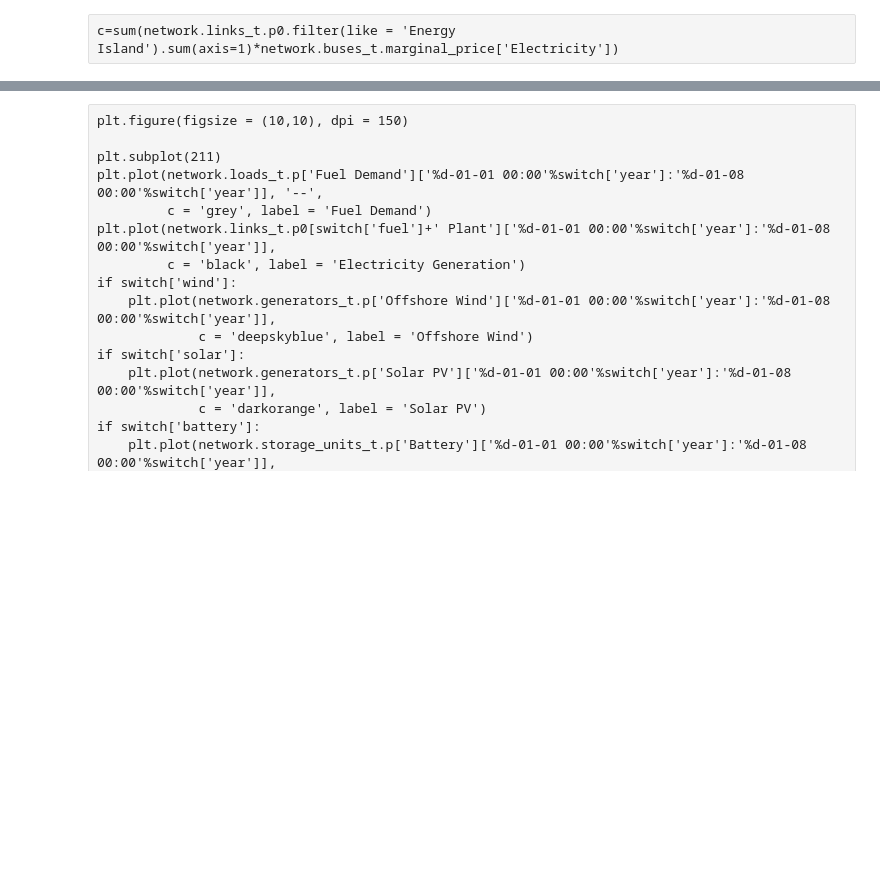
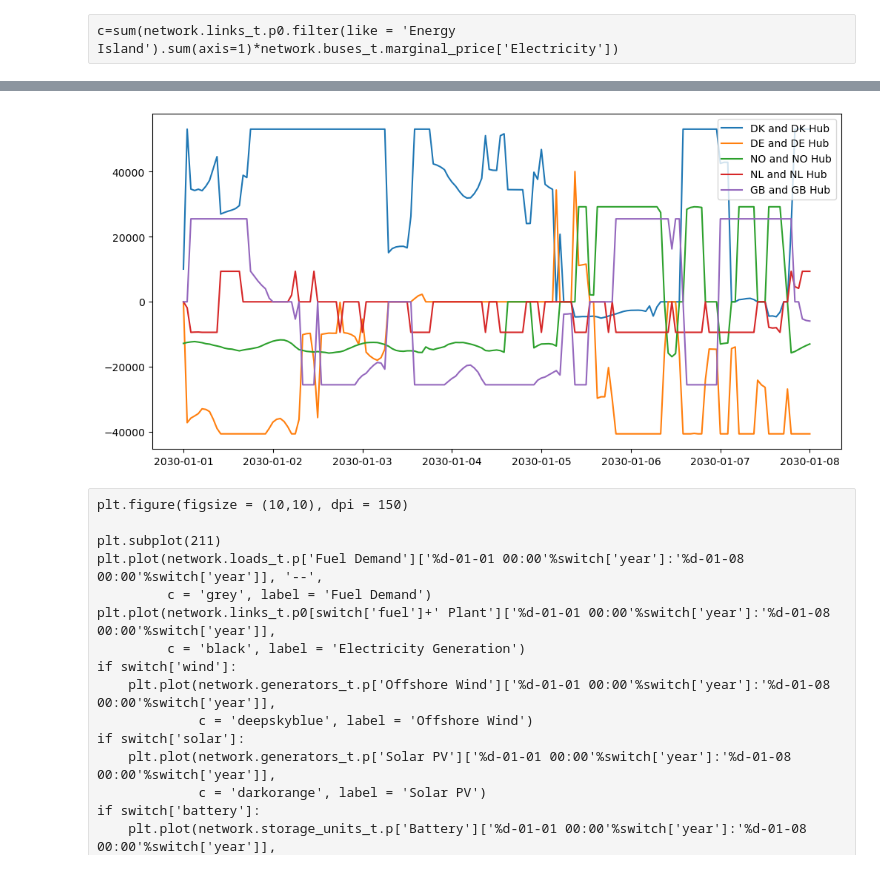
Before and after one commit to Ieu-Yan/Master_Thesis_Energy_Island, a Jupyter notebook: Energy_Island.ipynb, the cells around one changed output, grey strips where cells are left out. Cells and saved outputs as stored; diff of their text form; code cells hidden in the pictures; blank space fills up the shorter version.

Commit message:
automatic locations

```diff
--- a/Energy_Island.ipynb
+++ b/Energy_Island.ipynb
@@ -6,3 +6,5 @@ import pypsa
 # %%
 def annuity(n,r): # annuity factor
     return r/(1.-1./(1.+r)**n)*(r>0)+1/n*(r<=0)
+
+plants = pd.read_csv('data/plants/plants.csv', sep = ';', index_col = 0, comment = '#')
@@ -151,46 +229,47 @@ network.add('Store',
             e_cyclic = True)
 # %%
 if switch['wind']:
+    windname = 'Onshore Wind' if plants['onshore'][switch['location']] else 'Offshore Wind'
     network.add('Generator',
-                'Offshore Wind',
+                windname,
                 bus = 'Electricity',
                 p_nom_extendable = True,
                 p_nom_max = 10000,
-                #p_nom_min = 10000,
-                capital_cost = ccost['Offshore Wind'],
-                marginal_cost = costdata.loc['VOM']['Offshore Wind'],
-                p_max_pu = cf['Offshore Wind'])
+                #p_nom_min = 5292.263671,
+                capital_cost = ccost[windname],
+                marginal_cost = costdata.loc['VOM'][windname],
+                p_max_pu = cf['Wind'])
 
 if switch['solar']:
     network.add('Generator',
                 'Solar PV',
                 bus = 'Electricity',
                 p_nom_extendable = True,
-                p_nom_max = 2000,
-                #p_nom_min = 2000,
+                p_nom_max = 10000 if plants['onshore'][switch['location']] else 2000,
+                #p_nom_min = 1139.036028,
                 capital_cost = ccost['Solar PV'],
                 marginal_cost = costdata.loc['VOM']['Solar PV'],
-                p_max_pu = cf['Solar PV'])
+                p_max_pu = cf['PV'])
 # %%
 network.add('Link',
             'H2 Plant',
             bus0 = 'Electricity',
             bus1 = 'H2',
             p_nom_extendable = True,
-            #p_nom_min = 2000,
-            efficiency = eff_link['H2 Plant'],
+            #p_nom_min = 0,
+            efficiency = eff['H2 Plant'],
             capital_cost = ccost['H2 Plant'],
-            marginal_cost = costdata.loc['VOM']['H2 Plant']*eff_link['H2 Plant'])
+            marginal_cost = costdata.loc['VOM']['H2 Plant']*eff['H2 Plant'])
 
 network.add('Link',
             'NH3 Plant',
             bus0 = 'Electricity',
             bus1 = 'NH3',
             p_nom_extendable = True,
-            #p_nom_min = 2000,
-            efficiency = eff_link['NH3 Plant'],
+            #p_nom_min = 5319.719576,
+            efficiency = eff['NH3 Plant'],
             capital_cost = ccost['NH3 Plant'],
-            marginal_cost = costdata.loc['VOM']['NH3 Plant']*eff_link['NH3 Plant'])
+            marginal_cost = costdata.loc['VOM']['NH3 Plant']*eff['NH3 Plant'])
 # %%
 if switch['battery']:
     network.add('StorageUnit',
@@ -198,11 +277,13 @@ if switch['battery']:
                 bus = 'Electricity',
                 cyclic_state_of_charge = True,
                 p_nom_extendable = True,
-                p_nom_max = 3000,
-                #p_nom_min = 2000,
+                p_nom_max = 800,
+                #p_nom_min = 0,
                 capital_cost = ccost['Battery'],
                 marginal_cost = costdata.loc['VOM']['Battery'],
-                max_hours = 6)
+                efficiency_store = eff['Battery'],
+                efficiency_dispatch = eff['Battery'],
+                max_hours = h_b)
 # %%
 # Countries
 if switch['connection']:
@@ -334,8 +481,10 @@ network.links.p_nom_opt # in MW
 # %%
 plt.figure(figsize=(12,6),dpi=100)
-plt.plot(network.links_t.p0['%d-01-01 00:00'%switch['year']:'%d-01-08 00:00'%switch['year']])
-plt.legend(labels=network.links_t.p0.columns)
+plt.plot(network.links_t.p0.filter(like=' and ')['%d-01-01 00:00'%switch['year']:'%d-01-08 00:00'%switch['year']])
+plt.legend(labels=network.links_t.p0.filter(like=' and ').columns)
 plt.show()
+# %% [output]
+[figure, added]
 # %% [raw]
 plt.figure(figsize = (10,10), dpi = 150)
 
```
Also changed, not shown: parts of 26 cells of this notebook, 3 other files.
